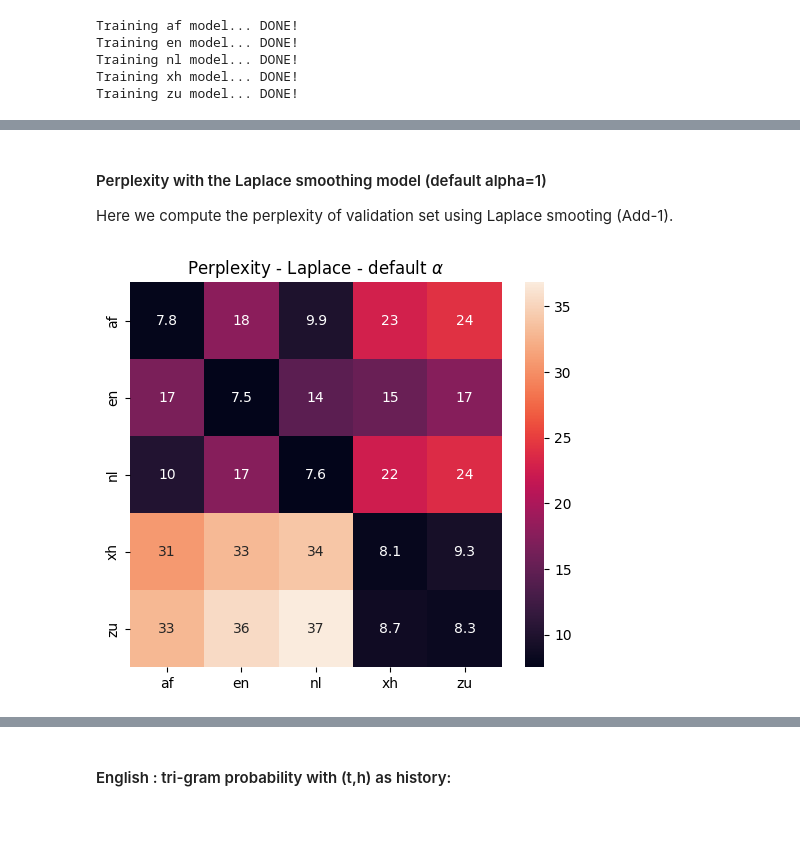
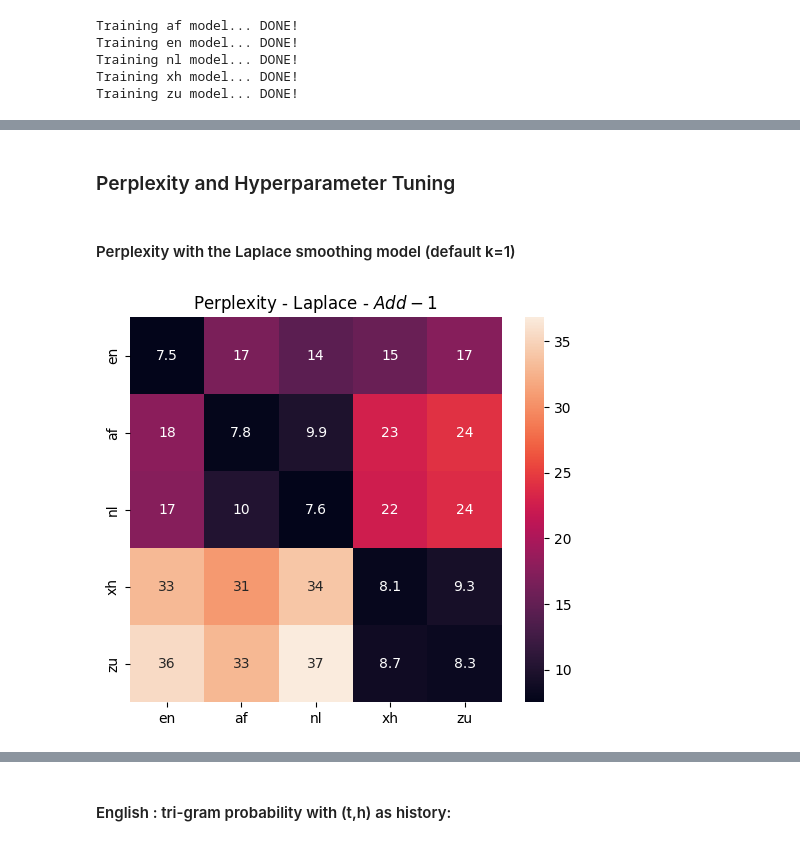
Before and after one commit to Fahazavana/NGramLMs_BPE, a Jupyter notebook: main.ipynb, the cells around one changed output, grey strips where cells are left out. Drawn from its saved outputs; the diff is of its cells as text; code cells hidden in the pictures.

```diff
--- a/main.ipynb
+++ b/main.ipynb
@@ -95,5 +66,5 @@ Training nl model... DONE!
 Training xh model... DONE!
 Training zu model... DONE!
 # %%
-models = (af_model, en_model, nl_model, xh_model, zu_model)
-val_files = (af_val_file, en_val_file, nl_val_file, xh_val_file, zu_val_file)
+models = (en_model, af_model , nl_model, xh_model, zu_model)
+val_files = (en_val_file, af_val_file, nl_val_file, xh_val_file, zu_val_file)
@@ -134,14 +71,14 @@ By applying these smoothing techniques and tuning the hyperparameters, we can en
+# %% [markdown]
+### Perplexity and Hyperparameter Tuning
 # %% [markdown]
-#### Perplexity with the Laplace smoothing model (default alpha=1)
-
-Here we compute the perplexity of validation set using Laplace smooting (Add-1).
+#### Perplexity with the Laplace smoothing model (default k=1)
 # %%
 default_parameters = {
     model.name: {
-        'alpha': 1,
+        'k': 1,
     } for model in models
 }
-title = r"Perplexity - Laplace - default $\alpha$"
-make_cmf(models, val_files, default_parameters, mode='default', title=title)
+title = r"Perplexity - Laplace - $Add-1$"
+make_cmf(models, val_files, default_parameters, mode='add_k', title=title)
 # %% [output]
-[figure, old version]
+[figure, new version]
```
Also changed, not shown: parts of 36 cells of this notebook, 4 other files.
